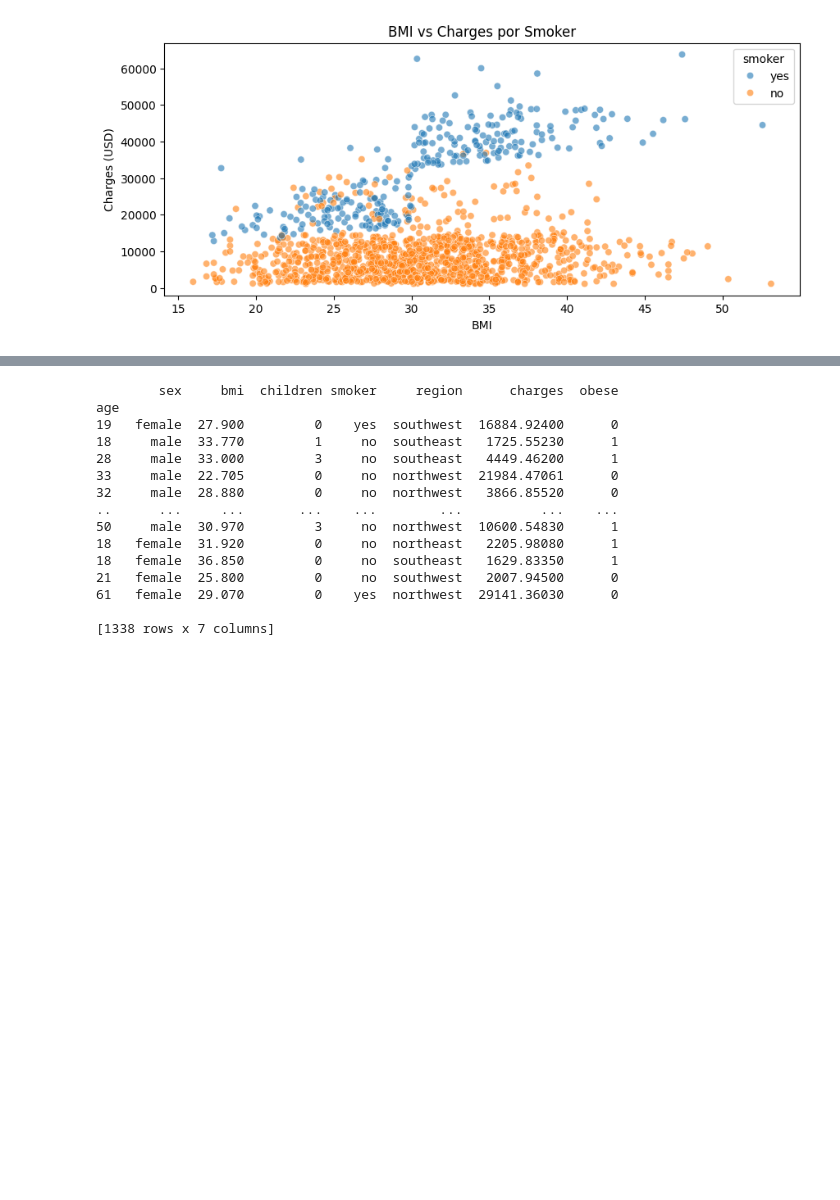
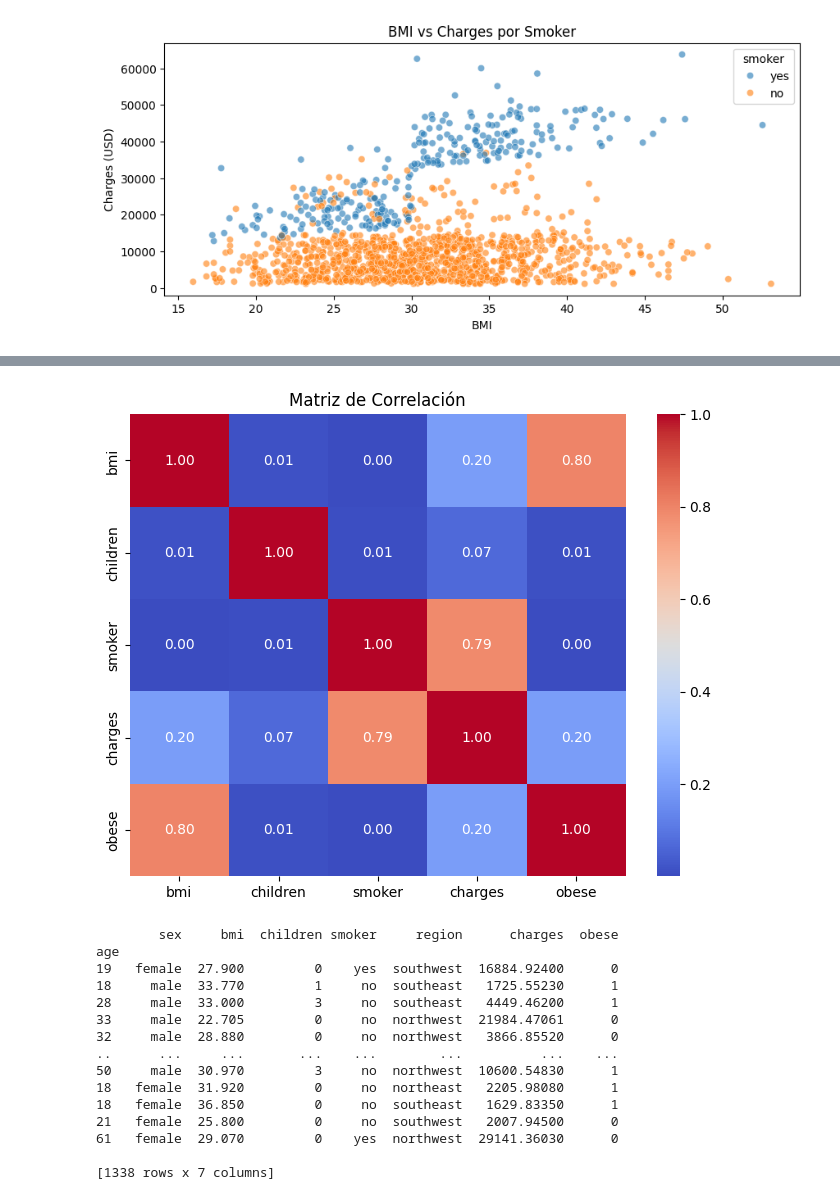
Before and after one commit to FelipeCH13/vortex-insurance-cost, a Jupyter notebook: src/notebooks/01_eda.ipynb, the cells around one changed output, grey strips where cells are left out. Drawn from its saved outputs; the diff is of its cells as text; code cells hidden in the pictures; blank space fills up the shorter version.

Commit message:
Inclusion de la matriz de correlacion

```diff
--- a/src/notebooks/01_eda.ipynb
+++ b/src/notebooks/01_eda.ipynb
@@ -116,3 +127,15 @@ plt.show()
+# %%
+plt.figure(figsize=(8,6))
+
+sns.heatmap(df_insurance.corr(numeric_only=True),
+            annot=True,
+            cmap='coolwarm',
+            fmt='.2f')
+
+plt.title('Matriz de Correlación')
+plt.show()
+# %% [output]
+[figure, added]
 # %%
 df_insurance['obese'] = (df_insurance['bmi'] >= 30).astype(int)
 print(df_insurance)
```
Also changed, not shown: parts of 2 cells of this notebook.
